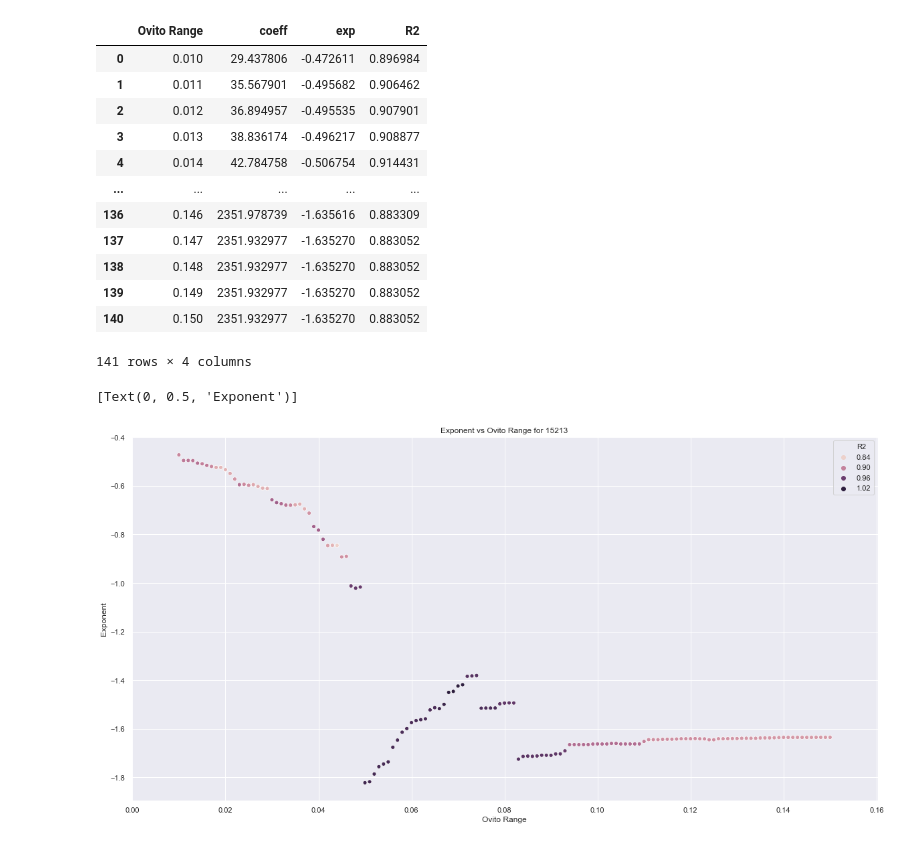
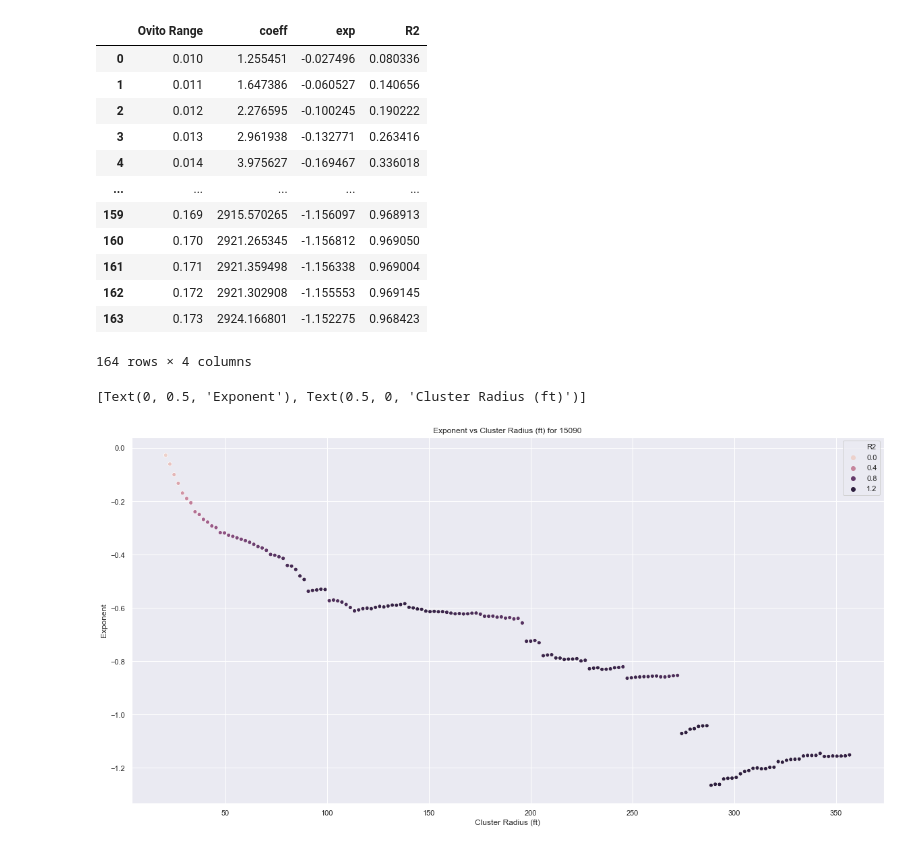
Before and after one commit to rrusali/2020-Summer-Research, a Jupyter notebook: Zipf's Law Exponent.ipynb, the cells around one changed output. Cells and saved outputs as stored; diff of their text form; code cells hidden in the pictures.

Commit message:
New updates and code
Added buildings per cluster which does what it says and added some more automation to the Zipf's Law Exponent file

```diff
--- a/Zipf's Law Exponent.ipynb
+++ b/Zipf's Law Exponent.ipynb
@@ -27,7 +28,11 @@ def expFunc(x, a, b):
 # %%
 # Declare file path and convention here
 
-zip_code = '15213'
+###
+
+zip_code = '15090'
+
+###
 
 s1 = 'E:/Old Downloads Folder/Research Stuff/Jupyter Notebooks/Coords Folder/'
 
@@ -69,6 +74,18 @@ with os.scandir(s1 + zip_code) as entries:
 
 step = round((final - i)/(total_steps - 1), 5)
 
+# Access the scale file of your zip code to find the Ovito -> Real world scale
+
+scale = 0
+
+openpath = s1 + zip_code + '_scale.txt'
+
+with open(openpath) as f:
+
+    f = f.read()
+
+    scale = re.sub('[^0-9]', '', f)
+
 # Create the dataframe that will hold our results
 
 column_names = ['Ovito Range', 'coeff', 'exp', 'R2']
@@ -108,29 +125,29 @@ while i <= final:
 final_frame
 # %% [output]
 |  | Ovito Range | coeff | exp | R2 |
-| 0 | 0.010 | 29.437806 | -0.472611 | 0.896984 |
-| 1 | 0.011 | 35.567901 | -0.495682 | 0.906462 |
-| 2 | 0.012 | 36.894957 | -0.495535 | 0.907901 |
-| 3 | 0.013 | 38.836174 | -0.496217 | 0.908877 |
-| 4 | 0.014 | 42.784758 | -0.506754 | 0.914431 |
+| 0 | 0.010 | 1.255451 | -0.027496 | 0.080336 |
+| 1 | 0.011 | 1.647386 | -0.060527 | 0.140656 |
+| 2 | 0.012 | 2.276595 | -0.100245 | 0.190222 |
+| 3 | 0.013 | 2.961938 | -0.132771 | 0.263416 |
+| 4 | 0.014 | 3.975627 | -0.169467 | 0.336018 |
 | ... | ... | ... | ... | ... |
-| 136 | 0.146 | 2351.978739 | -1.635616 | 0.883309 |
-| 137 | 0.147 | 2351.932977 | -1.635270 | 0.883052 |
-| 138 | 0.148 | 2351.932977 | -1.635270 | 0.883052 |
-| 139 | 0.149 | 2351.932977 | -1.635270 | 0.883052 |
-| 140 | 0.150 | 2351.932977 | -1.635270 | 0.883052 |
+| 159 | 0.169 | 2915.570265 | -1.156097 | 0.968913 |
+| 160 | 0.170 | 2921.265345 | -1.156812 | 0.969050 |
+| 161 | 0.171 | 2921.359498 | -1.156338 | 0.969004 |
+| 162 | 0.172 | 2921.302908 | -1.155553 | 0.969145 |
+| 163 | 0.173 | 2924.166801 | -1.152275 | 0.968423 |
-141 rows × 4 columns
+164 rows × 4 columns
 # %%
 sns.set(rc={'figure.figsize':(20, 10)})
 
-zip_dist = sns.scatterplot(x = final_frame['Ovito Range'], y = final_frame.exp, hue = final_frame.R2)
+zip_dist = sns.scatterplot(x = final_frame['Ovito Range'] * int(scale), y = final_frame.exp, hue = final_frame.R2)
 
-zip_dist.set_title('Exponent vs Ovito Range for ' + str(zip_code))
+zip_dist.set_title('Exponent vs Cluster Radius (ft) for ' + str(zip_code))
 
-zip_dist.set(ylabel = 'Exponent')
+zip_dist.set(ylabel = 'Exponent', xlabel = 'Cluster Radius (ft)')
 # %% [output]
-[Text(0, 0.5, 'Exponent')]
+[Text(0, 0.5, 'Exponent'), Text(0.5, 0, 'Cluster Radius (ft)')]
-[figure, old version]
+[figure, new version]
 # %%
 # This saves the figure that's generated
 
```
Also changed, not shown: parts of 2 cells of this notebook, 1 other file.
